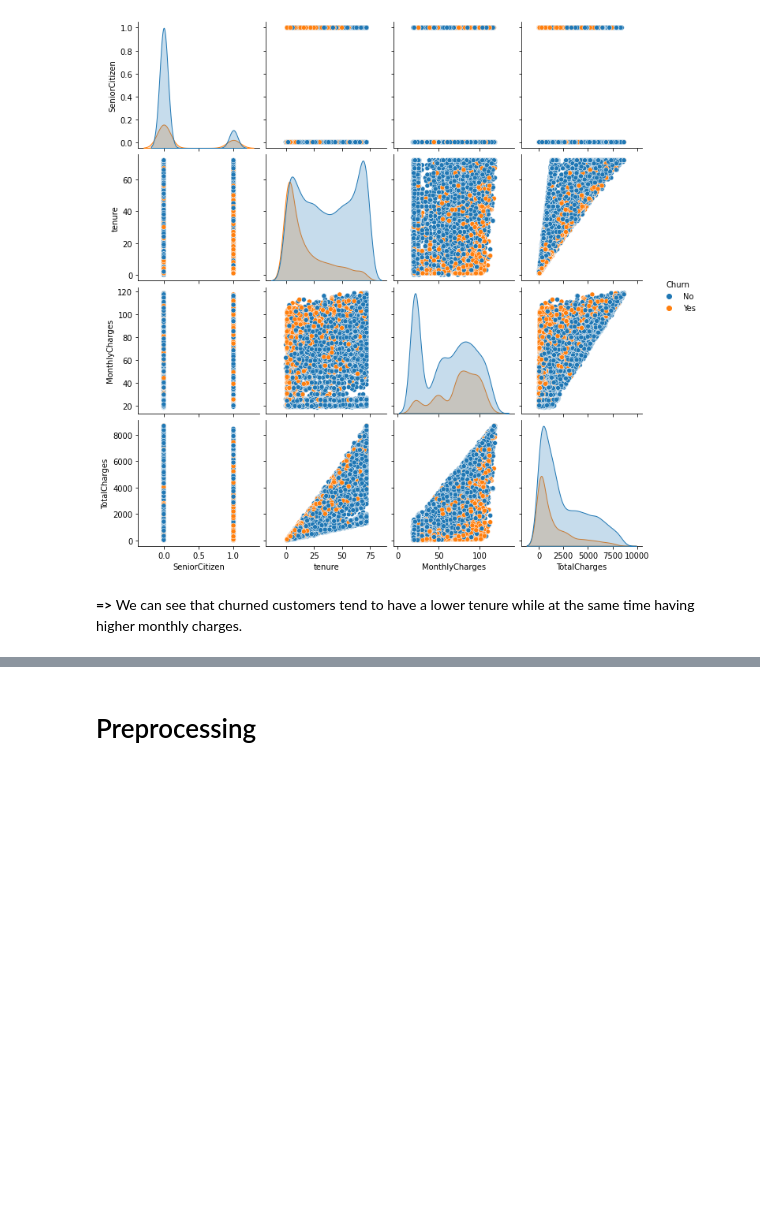
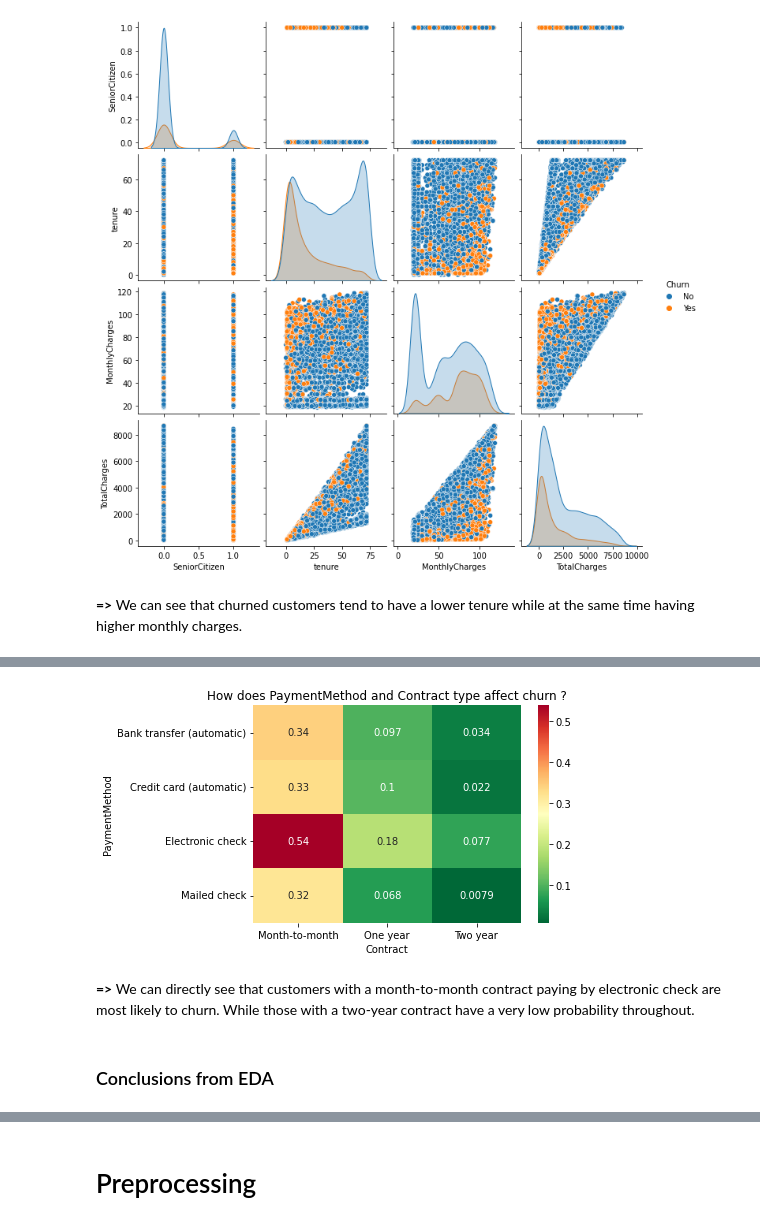
Before and after one commit to AmelieRmd/Customer-Churn, a Jupyter notebook: Churn_modeling.ipynb, the cells around one changed output, grey strips where cells are left out. Cells and saved outputs as stored; diff of their text form; code cells hidden in the pictures; blank space fills up the shorter version.

```diff
--- a/Churn_modeling.ipynb
+++ b/Churn_modeling.ipynb
@@ -157,0 +227,4 @@ plt.show()
+# %%
+# To be able to aggregate Churn, we first have to convert it to numeric
+telco['Churn'] = telco['Churn'].map({'No':0, 'Yes':1}).astype(int)
+telco.Churn.unique()
@@ -157,0 +233,6 @@ plt.show()
+# %%
+# How does PaymentMethod and Contract type affect churn ?
+
+# Create pivot table
+result = pd.pivot_table(data=telco, index='PaymentMethod', columns='Contract', values='Churn')
+result
@@ -157,0 +246,11 @@ plt.show()
+# %%
+# Let's create a heatmap
+sns.heatmap(result, annot=True, cmap='RdYlGn_r')
+plt.title('How does PaymentMethod and Contract type affect churn ?')
+plt.show()
+# %% [output]
+[figure, added]
+# %% [markdown]
+**=>** We can directly see that customers with a month-to-month contract paying by electronic check are most likely to churn. While those with a two-year contract have a very low probability throughout.
+# %% [markdown]
+### Conclusions from EDA
```
Also changed, not shown: parts of 19 cells of this notebook.
